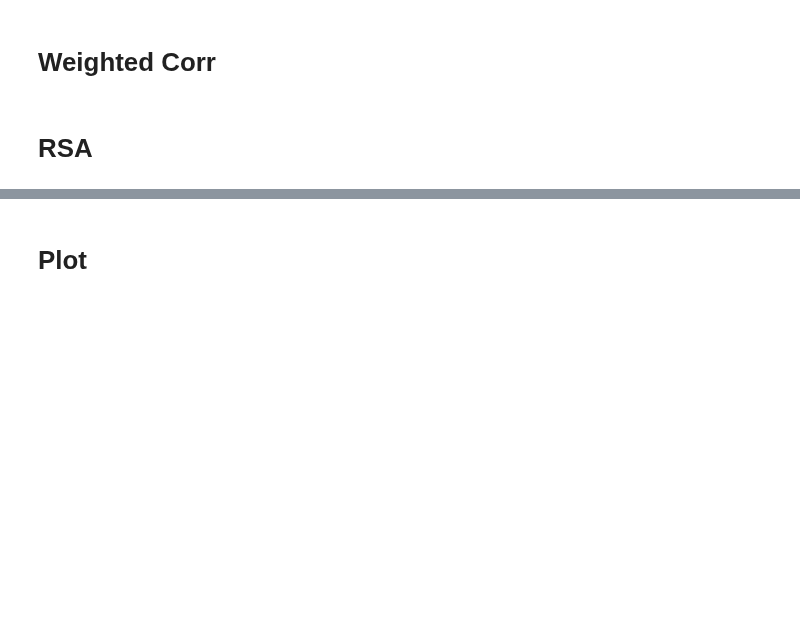
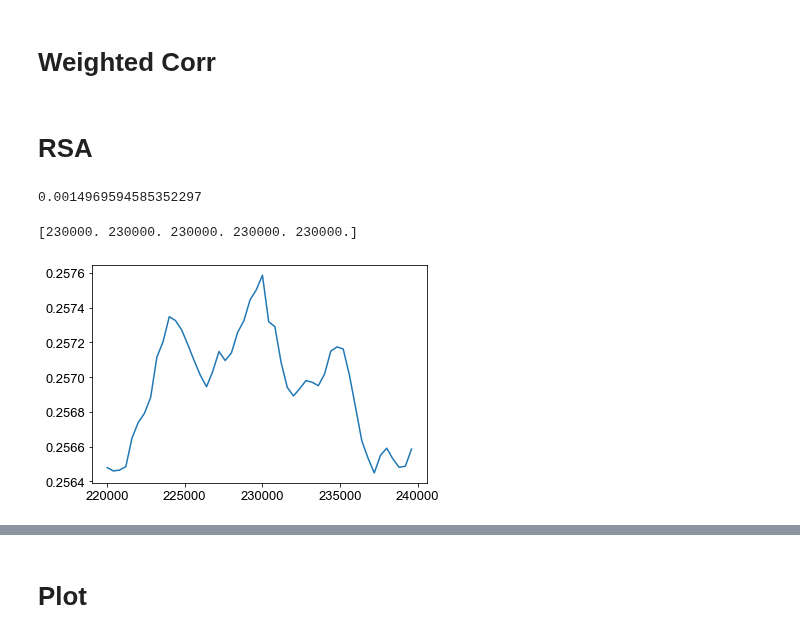
Before and after one commit to yjkimnada/dendrite, a Jupyter notebook: fig9/fig9.ipynb, the cells around one changed output, grey strips where cells are left out. Saved outputs shown, nothing was run; the diff lists cells and outputs as text; code cells hidden in the pictures; blank space fills up the shorter version.

```diff
--- a/fig9/fig9.ipynb
+++ b/fig9/fig9.ipynb
@@ -47,9 +47,11 @@ class WeightedCorr:
         return self._wcov(x, y, [mx, my]) / np.sqrt(self._wcov(x, x, [mx, mx]) * self._wcov(y, y, [my, my]))
 
     def _wrank(self, x):
-        (unique, arr_inv, counts) = np.unique(rankdata(x), return_counts=True, return_inverse=True)
-        a = np.bincount(arr_inv, self.w)
-        return (np.cumsum(a) - a)[arr_inv]+((counts + 1)/2 * (a/counts))[arr_inv]
+        #(unique, arr_inv, counts) = np.unique(rankdata(x), return_counts=True, return_inverse=True)
+        #a = np.bincount(arr_inv, self.w)
+        a = np.bincount(arr_inv, np.ones_like(self.w))
+        #return (np.cumsum(a) - a)[arr_inv]+((counts + 1)/2 * (a/counts))[arr_inv]
+        return rankdata(x)
 
     def _spearman(self, x=None, y=None):
         x, y = (self.x, self.y) if ((x is None) and (y is None)) else (x, y)
@@ -450,3 +503,36 @@ for i in tnrange(rep_no):
     C8_diff_heatmap_weighted[-2,i] = C8_diff_clust
     C12_nona_heatmap_weighted[-2,i] = C12_nona_clust
     C12_diff_heatmap_weighted[-2,i] = C12_diff_clust
+# %%
+gap_no = 50
+x, y = np.triu_indices(2000, k=0)
+x_part, y_part = np.triu_indices(240, k=0)
+corr_vals = np.zeros((rep_no, gap_no, 3))
+distance_matrix = C12_dist
+unique_dist = np.unique(distance_matrix)
+
+for n in range(rep_no):
+    weight_matrix = C12_nona_scale_mat_all[n][x,y]
+    subunit_matrix = C12_nona_all[n][x,y]
+
+    for i in tnrange(gap_no):
+        dist_bin = np.zeros((2000*2000))
+        thresh_gap = unique_dist.shape[0] // gap_no
+        thresh_gap = 20000 // gap_no
+        #thresh_gap = 1
+        idx = np.where(distance_matrix.flatten() >= unique_dist[i*thresh_gap+220000])[0]
+        dist_bin[idx] = 1
+        dist_bin = dist_bin.reshape((2000,2000))
+
+        dist_corr_val = WeightedCorr(x=pd.Series(dist_bin[x,y]),
+                       y=pd.Series(subunit_matrix),
+                       w=pd.Series(weight_matrix))(method='spearman')
+        corr_vals[n,i,0] = i*thresh_gap+220000
+        corr_vals[n,i,1] = unique_dist[i*thresh_gap+220000]
+        corr_vals[n,i,2] = dist_corr_val
+# %%
+distance_matrix = C12_dist
+unique_dist = np.unique(distance_matrix)
+print(unique_dist[1])
+# %% [output]
+0.0014969594585352297
@@ -452,0 +542,7 @@ for i in tnrange(rep_no):
+# %%
+plt.plot(np.mean(corr_vals[:,:,0], 0), np.mean(corr_vals[:,:,2], 0))
+print(corr_vals[:,np.argmax(np.mean(corr_vals[:,:,2], 0)),0])
+#plt.ylim(0.13,0.14)
+# %% [output]
+[230000. 230000. 230000. 230000. 230000.]
+[figure, added]
```
Also changed, not shown: parts of 5 cells of this notebook, 4 other files.
